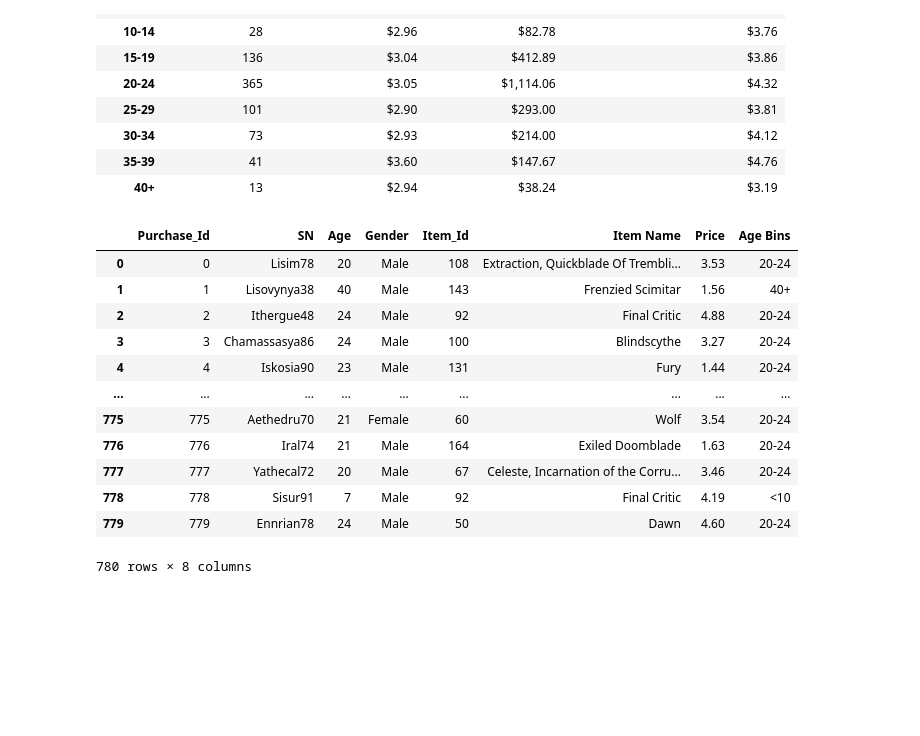
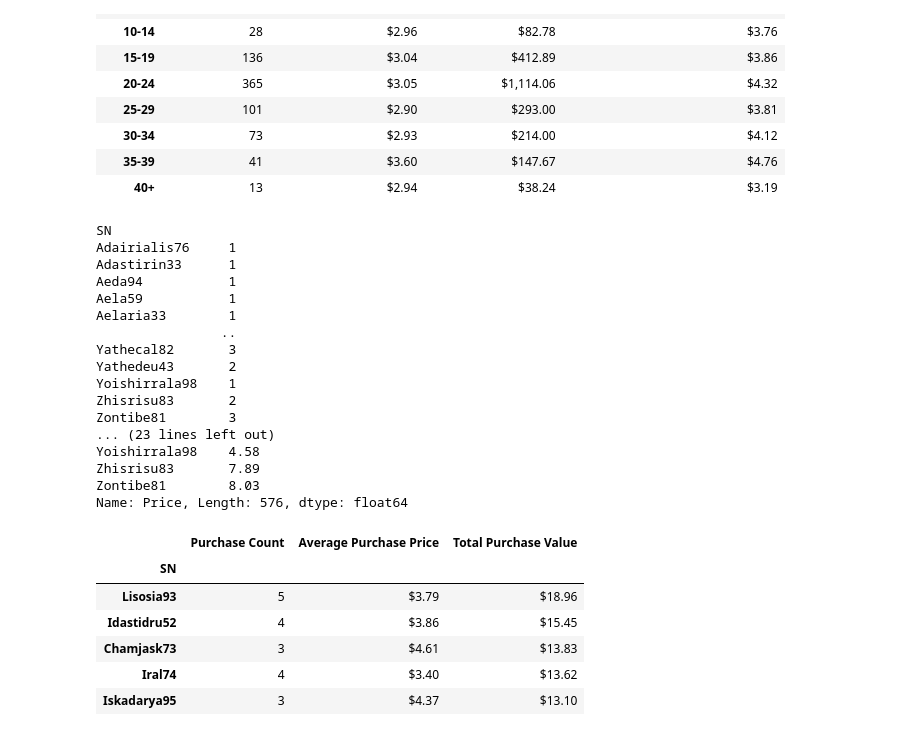
Before and after one commit to tochdo/pandas-challenge, a Jupyter notebook: Pypoli.ipynb, the cells around one changed output. Cells and saved outputs as stored; diff of their text form; code cells hidden in the pictures; blank space fills up the shorter version.

```diff
--- a/Pypoli.ipynb
+++ b/Pypoli.ipynb
@@ -373,50 +375,64 @@ dtype: float64
 | 35-39 | 41 | $3.60 | $147.67 | $4.76 |
 | 40+ | 13 | $2.94 | $38.24 | $3.19 |
 # %%
-#Find Top 5 Spenders
+#Top Spenders
 spender_summary = purchase_data_renamed_df.groupby("SN")
-spender_summary.head(10)
-
-#count total gender input
-#spender_total = spender_summary.nunique()["SN"]
-#spender_total
-#purchase_data_df.sort_values(by=['Price']).head(5)
 
 #Run basic calculations to obtain the results in the table below - purchase count, purchase price, total purchase value
 #total purchases
-#total_purchase_spender = purchase_data_df.nunique()["SN"]
-#print(total_purchase_spender)
+total_purchase_spender = purchase_data_renamed_df.groupby("SN")["Purchase_Id"].count()
+print(total_purchase_spender)
 
 #avg purchase price
-#average_price_age = purchase_data_renamed_df.groupby("Age Bins")["Price"].mean()
-#print(average_price_age)
+average_price_spender = spender_summary["Price"].mean()
+print(average_price_spender)
 
 #avg purchase total per person
-#avg_purchase_total_age = summary_ages_df["Price"].sum()
-#print(avg_purchase_total_age)
-
+avg_purchase_total_spender = spender_summary["Price"].sum()
+print(avg_purchase_total_spender)
 
 #Create a summary data frame to hold the results
+spender_summary1_df = pd.DataFrame({"Purchase Count": total_purchase_spender,
+                                      "Average Purchase Price": average_price_spender,
+                                      "Total Purchase Value": avg_purchase_total_spender,
+                                      })
+spender_summary1_df
 
 #Sort the total purchase value column in descending order
+spender_summary2_df = spender_summary1_df.sort_values(["Total Purchase Value"], ascending=False).head()
+spender_summary2_df
 
 #Optional: give the displayed data cleaner formatting
+spender_summary2_df["Average Purchase Price"] = spender_summary2_df["Average Purchase Price"].astype(float).map("${:,.2f}".format)
+spender_summary2_df["Total Purchase Value"] = spender_summary2_df["Total Purchase Value"].astype(float).map("${:,.2f}".format)
 
 #Display a preview of the summary data frame
+spender_summary2_df
 # %% [output]
+SN
+Adairialis76     1
+Adastirin33      1
+Aeda94           1
+Aela59           1
+Aelaria33        1
+                ..
+Yathecal82       3
+Yathedeu43       2
+Yoishirrala98    1
+Zhisrisu83       2
+Zontibe81        3
+... (23 lines left out)
+Yoishirrala98    4.58
+Zhisrisu83       7.89
+Zontibe81        8.03
+Name: Price, Length: 576, dtype: float64
-|  | Purchase_Id | SN | Age | Gender | Item_Id | Item Name | Price | Age Bins |
-| 0 | 0 | Lisim78 | 20 | Male | 108 | Extraction, Quickblade Of Trembli... | 3.53 | 20-24 |
-| 1 | 1 | Lisovynya38 | 40 | Male | 143 | Frenzied Scimitar | 1.56 | 40+ |
-| 2 | 2 | Ithergue48 | 24 | Male | 92 | Final Critic | 4.88 | 20-24 |
-| 3 | 3 | Chamassasya86 | 24 | Male | 100 | Blindscythe | 3.27 | 20-24 |
-| 4 | 4 | Iskosia90 | 23 | Male | 131 | Fury | 1.44 | 20-24 |
-| ... | ... | ... | ... | ... | ... | ... | ... | ... |
-| 775 | 775 | Aethedru70 | 21 | Female | 60 | Wolf | 3.54 | 20-24 |
-| 776 | 776 | Iral74 | 21 | Male | 164 | Exiled Doomblade | 1.63 | 20-24 |
-| 777 | 777 | Yathecal72 | 20 | Male | 67 | Celeste, Incarnation of the Corru... | 3.46 | 20-24 |
-| 778 | 778 | Sisur91 | 7 | Male | 92 | Final Critic | 4.19 | <10 |
-| 779 | 779 | Ennrian78 | 24 | Male | 50 | Dawn | 4.60 | 20-24 |
+|  | Purchase Count | Average Purchase Price | Total Purchase Value |
+| SN |  |  |  |
+| Lisosia93 | 5 | $3.79 | $18.96 |
+| Idastidru52 | 4 | $3.86 | $15.45 |
+| Chamjask73 | 3 | $4.61 | $13.83 |
+| Iral74 | 4 | $3.40 | $13.62 |
+| Iskadarya95 | 3 | $4.37 | $13.10 |
-780 rows × 8 columns
 # %%
 #Most Popular Items
 
```
Also changed, not shown: parts of 4 cells of this notebook.
